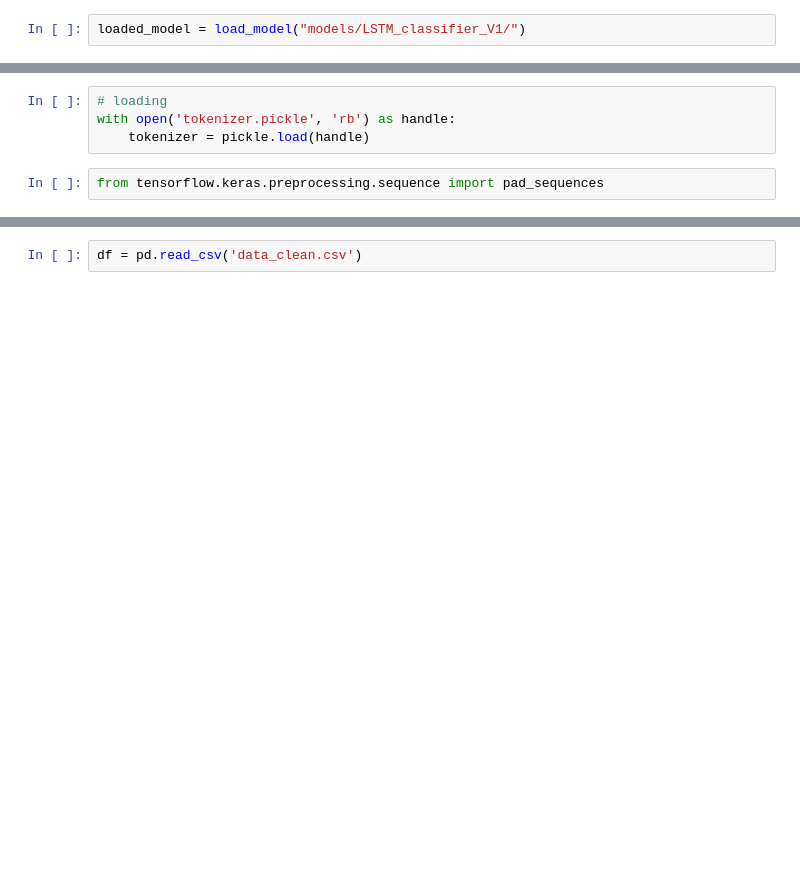
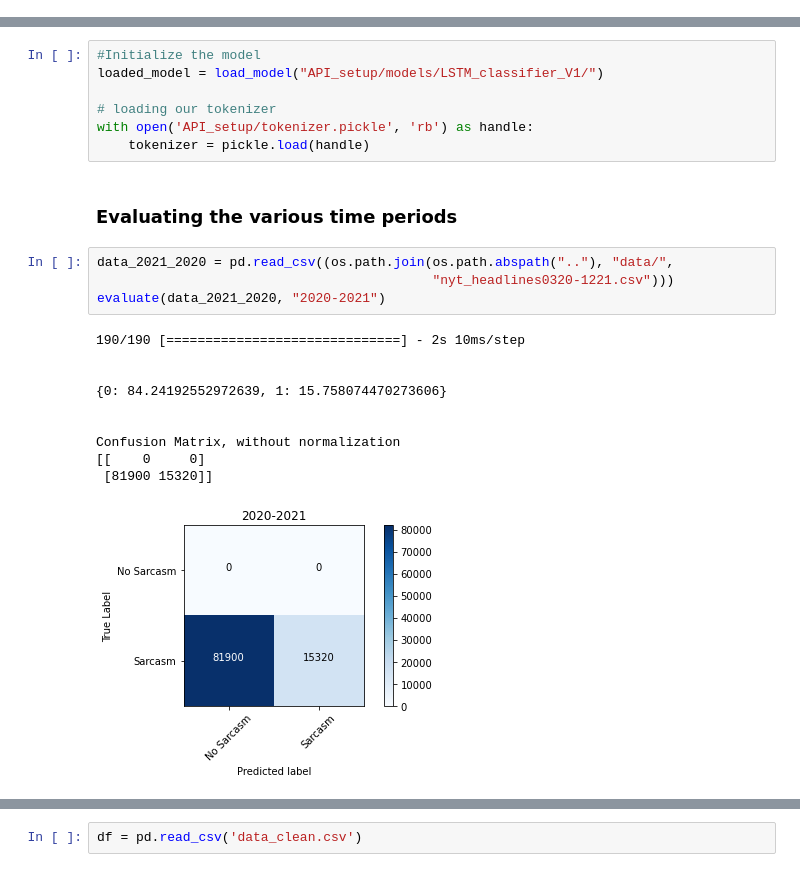
Before and after one commit to andrewhnberry/fact_or_ficiton_can_you_tell, a Jupyter notebook: files/model_deployment.ipynb, the cells around one changed output, grey strips where cells are left out. Drawn from its saved outputs; the diff is of its cells as text; blank space fills up the shorter version.

```diff
--- a/files/model_deployment.ipynb
+++ b/files/model_deployment.ipynb
@@ -7,2 +0,0 @@ Init Kernel
-# %%
-loaded_model = load_model("models/LSTM_classifier_V1/")
@@ -16,6 +122,24 @@ import pickle
 # %%
-# loading
-with open('tokenizer.pickle', 'rb') as handle:
+#Initialize the model
+loaded_model = load_model("API_setup/models/LSTM_classifier_V1/")
+
+# loading our tokenizer
+with open('API_setup/tokenizer.pickle', 'rb') as handle:
     tokenizer = pickle.load(handle)
-# %%
-from tensorflow.keras.preprocessing.sequence import pad_sequences
+# %% [markdown]
+### Evaluating the various time periods
+# %%
+data_2021_2020 = pd.read_csv((os.path.join(os.path.abspath(".."), "data/",
+                                           "nyt_headlines0320-1221.csv")))
+evaluate(data_2021_2020, "2020-2021")
+# %% [output]
+190/190 [==============================] - 2s 10ms/step
+
+
+{0: 84.24192552972639, 1: 15.758074470273606}
+
+
+Confusion Matrix, without normalization
+[[    0     0]
+ [81900 15320]]
+[figure, added]
```
Also changed, not shown: parts of 21 cells of this notebook, 22 other files.
